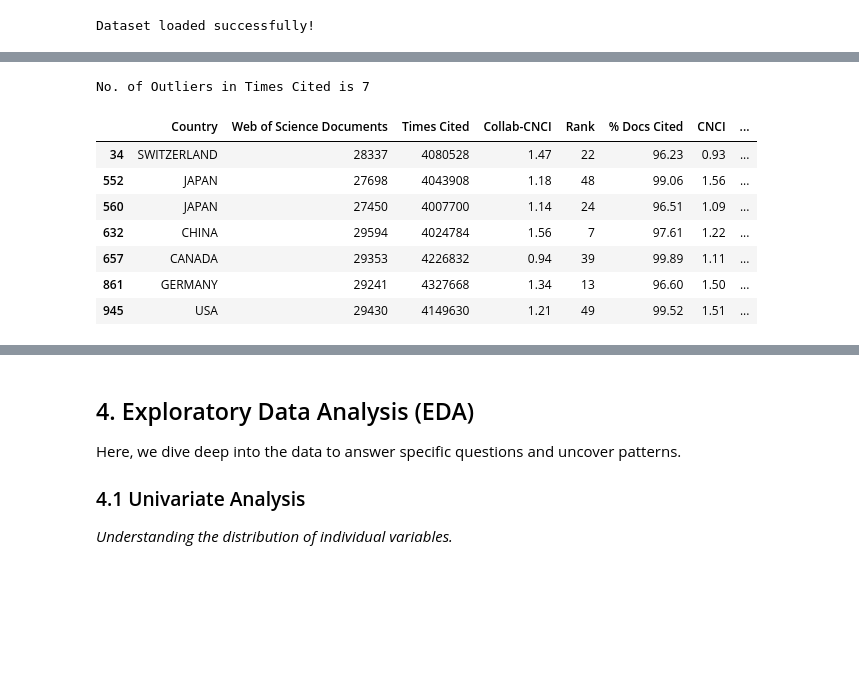
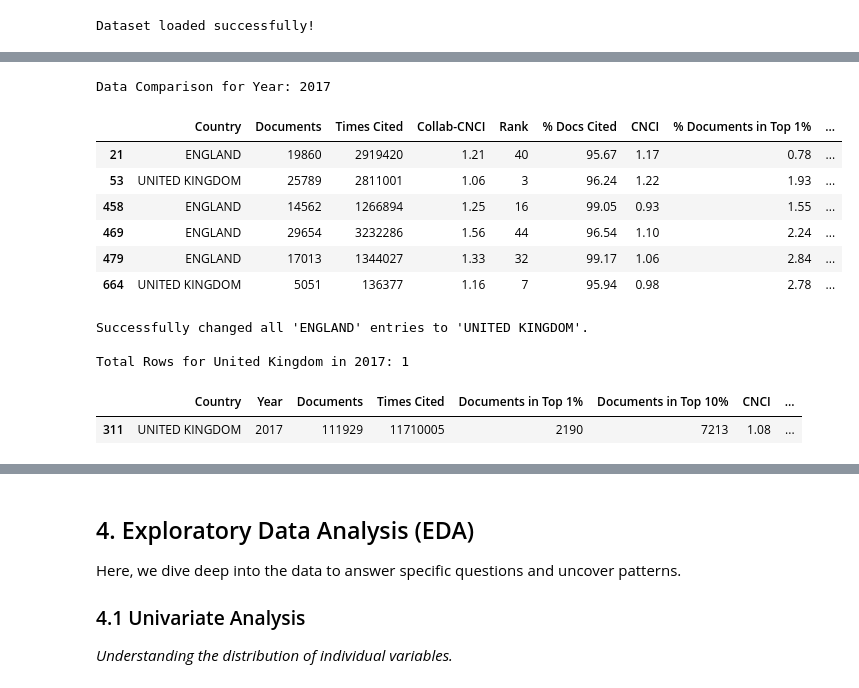
Before and after one commit to Omkar3101/iisc-eda-project, a Jupyter notebook: Research_Publications_EDA_Analysis.ipynb, the cells around one changed output, grey strips where cells are left out. Saved outputs shown, nothing was run; the diff lists cells and outputs as text; code cells hidden in the pictures; blank space fills up the shorter version.

```diff
--- a/Research_Publications_EDA_Analysis.ipynb
+++ b/Research_Publications_EDA_Analysis.ipynb
@@ -239,26 +286,39 @@ Numerical Precision setup to 2 decimal places
-# %%
-#Checking Outliers using IQR
-col_name = 'Times Cited'
-
-Q1 = df[col_name].quantile(0.25)
-Q3 = df[col_name].quantile(0.75)
-IQR = Q3 - Q1
-
-lower_bound = Q1 - 1.5 * IQR
-upper_bound = Q3 + 1.5 * IQR
-
-# Wo rows dhoondhein jo outliers hain
-outliers = df[(df[col_name] < lower_bound) | (df[col_name] > upper_bound)]
-
-print(f"No. of Outliers in {col_name} is {len(outliers)}")
-outliers
-# %% [output]
-No. of Outliers in Times Cited is 7
-|  | Country | Web of Science Documents | Times Cited | Collab-CNCI | Rank | % Docs Cited | CNCI | ... |
-| 34 | SWITZERLAND | 28337 | 4080528 | 1.47 | 22 | 96.23 | 0.93 | ... |
-| 552 | JAPAN | 27698 | 4043908 | 1.18 | 48 | 99.06 | 1.56 | ... |
-| 560 | JAPAN | 27450 | 4007700 | 1.14 | 24 | 96.51 | 1.09 | ... |
-| 632 | CHINA | 29594 | 4024784 | 1.56 | 7 | 97.61 | 1.22 | ... |
-| 657 | CANADA | 29353 | 4226832 | 0.94 | 39 | 99.89 | 1.11 | ... |
-| 861 | GERMANY | 29241 | 4327668 | 1.34 | 13 | 96.60 | 1.50 | ... |
-| 945 | USA | 29430 | 4149630 | 1.21 | 49 | 99.52 | 1.51 | ... |
+# %%
+# Check Specific Year data of England and UK
+target_year = 2017
+
+# Filter data for England & UK for that specific year
+specific_check = df[
+    (df['Country'].isin(['ENGLAND', 'UNITED KINGDOM'])) &
+    (df['Year'] == target_year)
+]
+
+print(f"Data Comparison for Year: {target_year}")
+display(specific_check)
+# %% [output]
+Data Comparison for Year: 2017
+|  | Country | Documents | Times Cited | Collab-CNCI | Rank | % Docs Cited | CNCI | % Documents in Top 1% | ... |
+| 21 | ENGLAND | 19860 | 2919420 | 1.21 | 40 | 95.67 | 1.17 | 0.78 | ... |
+| 53 | UNITED KINGDOM | 25789 | 2811001 | 1.06 | 3 | 96.24 | 1.22 | 1.93 | ... |
+| 458 | ENGLAND | 14562 | 1266894 | 1.25 | 16 | 99.05 | 0.93 | 1.55 | ... |
+| 469 | ENGLAND | 29654 | 3232286 | 1.56 | 44 | 96.54 | 1.10 | 2.24 | ... |
+| 479 | ENGLAND | 17013 | 1344027 | 1.33 | 32 | 99.17 | 1.06 | 2.84 | ... |
+| 664 | UNITED KINGDOM | 5051 | 136377 | 1.16 | 7 | 95.94 | 0.98 | 2.78 | ... |
+# %%
+# 1. Rename 'ENGLAND' to 'UNITED KINGDOM'
+df.loc[df['Country'] == 'ENGLAND', 'Country'] = 'UNITED KINGDOM'
+
+print("Successfully changed all 'ENGLAND' entries to 'UNITED KINGDOM'.")
+
+# 2. Verification
+target_year = 2017
+uk_rows = df[(df['Country'] == 'UNITED KINGDOM') & (df['Year'] == target_year)]
+
+print(f"\nTotal Rows for United Kingdom in {target_year}: {len(uk_rows)}")
+display(uk_rows)
+# %% [output]
+Successfully changed all 'ENGLAND' entries to 'UNITED KINGDOM'.
+
+Total Rows for United Kingdom in 2017: 1
+|  | Country | Year | Documents | Times Cited | Documents in Top 1% | Documents in Top 10% | CNCI | ... |
+| 311 | UNITED KINGDOM | 2017 | 111929 | 11710005 | 2190 | 7213 | 1.08 | ... |
```
Also changed, not shown: parts of 17 cells of this notebook.
